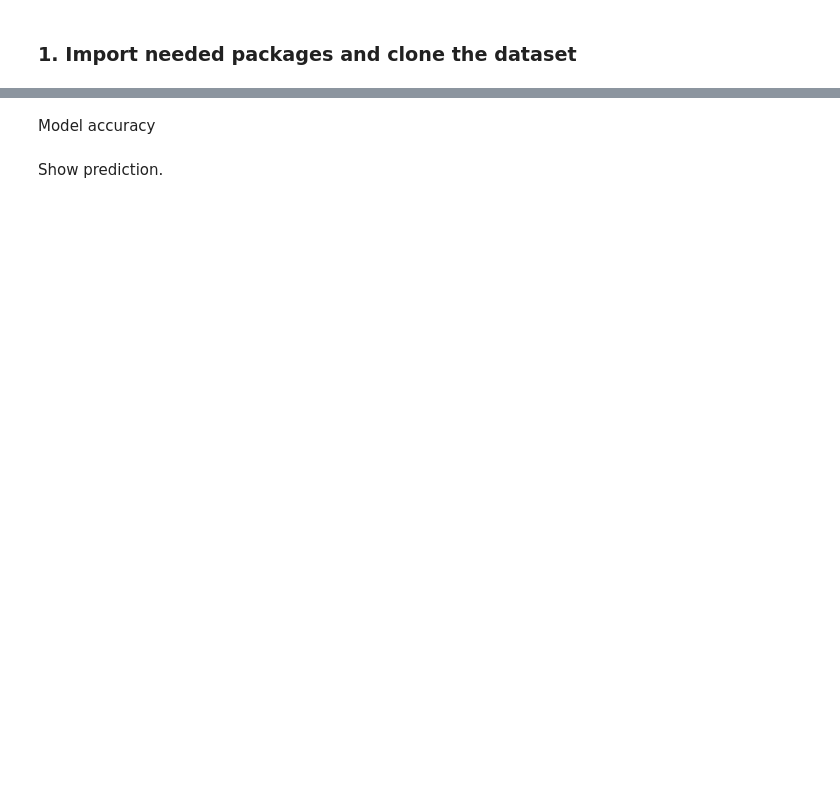
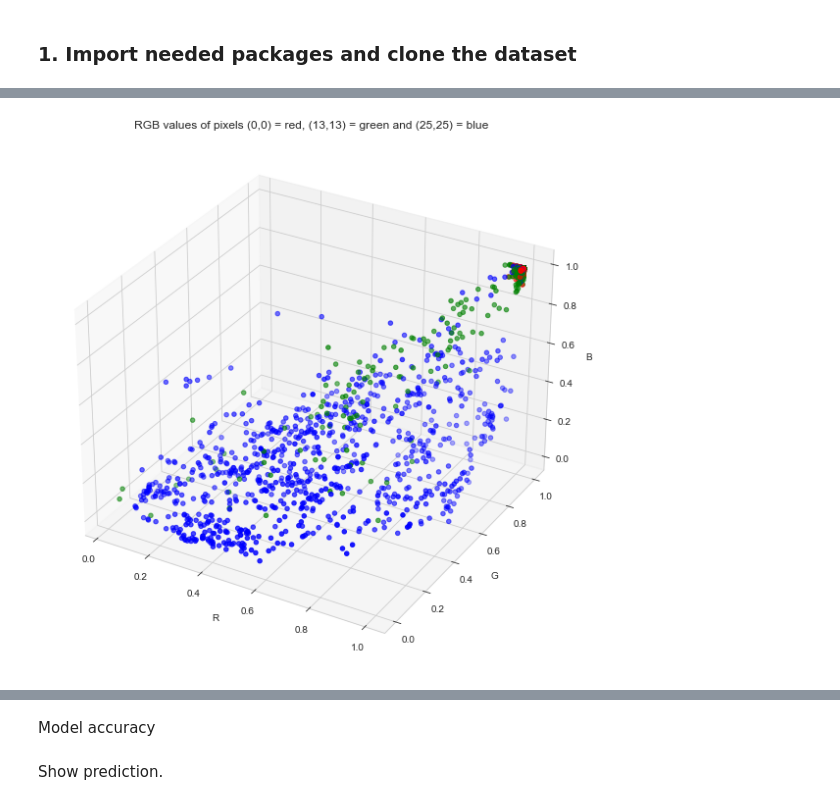
Before and after one commit to AdrianoGomes99/ImageClassification, a Jupyter notebook: CNN.ipynb, the cells around one changed output, grey strips where cells are left out. Saved outputs shown, nothing was run; the diff lists cells and outputs as text; code cells hidden in the pictures; blank space fills up the shorter version.

```diff
--- a/CNN.ipynb
+++ b/CNN.ipynb
@@ -59,0 +120,37 @@ KeyboardInterrupt:
+# %%
+import pandas as pd
+#how many observations for scatterplot
+n_images = 1000
+#what pixels for scatterplot
+pixel1 = 0
+pixel2 = 13
+pixel3 = 25
+arr1 = []
+arr2 = []
+arr3 = []
+
+for i in range(n_images):
+    arr1.append(train_images_array[i][pixel1][pixel1])
+    arr2.append(train_images_array[i][pixel2][pixel2])
+    arr3.append(train_images_array[i][pixel3][pixel3])
+
+df1 = pd.DataFrame(arr1)
+df1['pixel'] = pixel1
+df2 = pd.DataFrame(arr2)
+df2['pixel'] = pixel2
+df3 = pd.DataFrame(arr3)
+df3['pixel'] = pixel3
+
+rgb_data = df1.append(df2.append(df3))
+
+fig = plt.figure(figsize=(10,10))
+ax = fig.add_subplot(projection='3d')
+colors = {pixel1:'red', pixel2:'green', pixel3:'blue'}
+ax.scatter(rgb_data[0], rgb_data[1], rgb_data[2], c=rgb_data['pixel'].map(colors))
+ax.set_xlabel('R')
+ax.set_ylabel('G')
+ax.set_zlabel('B')
+plt.title('RGB values of pixels (0,0) = red, (13,13) = green and (25,25) = blue')
+plt.show()
+# %% [output]
+[figure, added]
```
Also changed, not shown: parts of 52 cells of this notebook.
